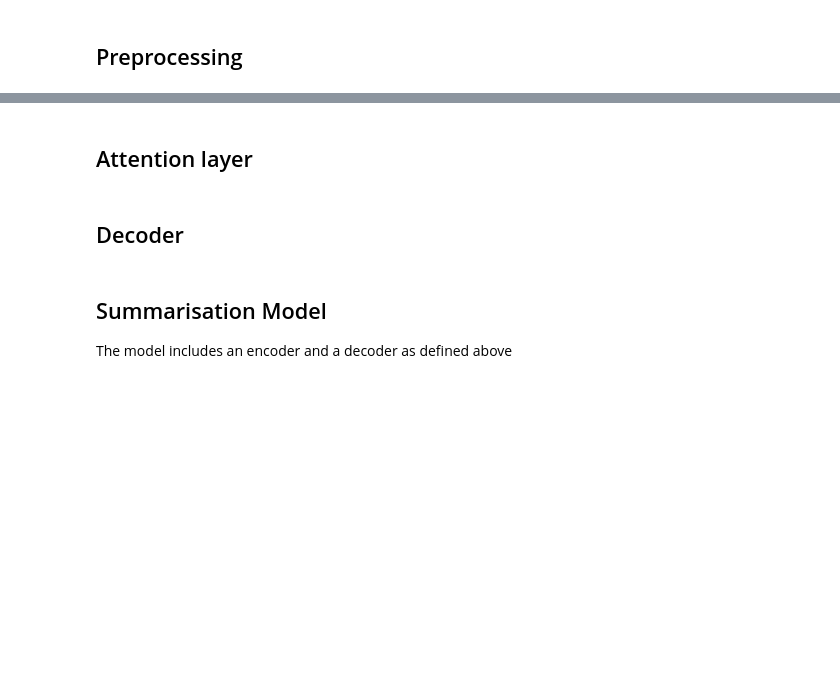
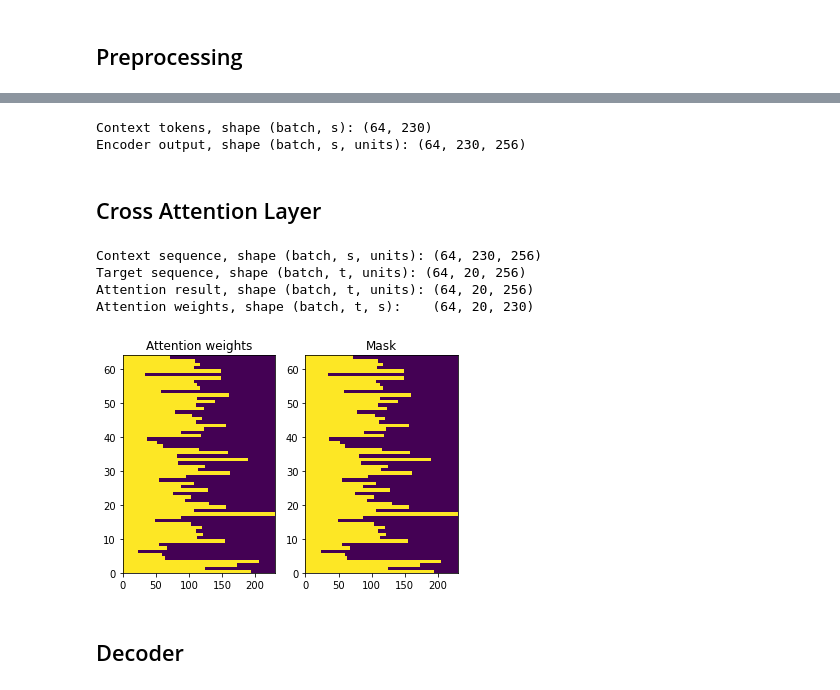
Before and after one commit to mtjon/infompr-group-project, a Jupyter notebook: rnn.ipynb, the cells around one changed output, grey strips where cells are left out. Saved outputs shown, nothing was run; the diff lists cells and outputs as text; code cells hidden in the pictures; blank space fills up the shorter version.

```diff
--- a/rnn.ipynb
+++ b/rnn.ipynb
@@ -125,3 +129,21 @@ def get_abs_and_titles_from_raw(path_to_file):
+# %%
+def get_abs_and_titles_from_raw(path_to_file):
+    abstracts, titles = [], []
+    abscount, titcount = 0, 0
+    with open(path_to_file) as data:
+        lines = data.readlines()
+        print(len(lines))
+        for abs in lines[1::2]:
+            abstracts.append(abs.strip())
+            abscount += 1
+        for title in lines[0::2]:
+            # // TODO: check if we need to add start and end tokens
+            titles.append(title.strip())
+            titcount+=1
+            # titles.append('[START] ' + title.strip() + ' [END]')
+    print(abscount, titcount)
+    print(titles[-1],'\n',titles[-2])
+    return abstracts, titles
 # %%
 # Necessary when upload fails (Firefox+Colab issue)
 
@@ -133,8 +180,4 @@ Saving acl_titles_and_abstracts_mod.txt to acl_titles_and_abstracts_mod.txt
 # %%
-write_data("acl_titles_and_abstracts_mod.txt", "", 2) # writes train, val, test.txt
-
-train_text, train_labels = get_abs_and_titles_from_raw('train.txt')
-val_text, val_labels = get_abs_and_titles_from_raw('val.txt')
-
-train_dataset = tf.data.Dataset.from_tensor_slices((train_text, train_labels)).batch(16)
-val_dataset = tf.data.Dataset.from_tensor_slices((val_text, val_labels)).batch(16)
+BATCH_SIZE = 64
+train_dataset = tf.data.Dataset.from_tensor_slices((train_text, train_labels)).batch(BATCH_SIZE)
+val_dataset = tf.data.Dataset.from_tensor_slices((val_text, val_labels)).batch(BATCH_SIZE)
@@ -356,5 +327,14 @@ RuntimeError: ignored
+# %%
+encoder = Encoder(abs_text_processor, UNITS, GRU=False)
+ex_context = encoder(ex_context_tok)
+
+print(f'Context tokens, shape (batch, s): {ex_context_tok.shape}')
+print(f'Encoder output, shape (batch, s, units): {ex_context.shape}')
+# %% [output]
+Context tokens, shape (batch, s): (64, 230)
+Encoder output, shape (batch, s, units): (64, 230, 256)
 # %% [markdown]
-## Attention layer
+## Cross Attention Layer
 # %%
 class CrossAttention(tf.keras.layers.Layer):
   def __init__(self, units, **kwargs):
@@ -403,2 +369,34 @@ print(f'Attention weights, shape (batch, t, s):    {attention_layer.last_attenti
+# %%
+attention_layer = CrossAttention(UNITS)
+
+# Attend to the encoded tokens
+embed = tf.keras.layers.Embedding(tit_text_processor.vocabulary_size(),
+                                  output_dim=UNITS, mask_zero=True)
+ex_tar_embed = embed(ex_tar_in)
+
+result = attention_layer(ex_tar_embed, ex_context)
+
+print(f'Context sequence, shape (batch, s, units): {ex_context.shape}')
+print(f'Target sequence, shape (batch, t, units): {ex_tar_embed.shape}')
+print(f'Attention result, shape (batch, t, units): {result.shape}')
+print(f'Attention weights, shape (batch, t, s):    {attention_layer.last_attention_weights.shape}')
+# %% [output]
+Context sequence, shape (batch, s, units): (64, 230, 256)
+Target sequence, shape (batch, t, units): (64, 20, 256)
+Attention result, shape (batch, t, units): (64, 20, 256)
+Attention weights, shape (batch, t, s):    (64, 20, 230)
+# %%
+attention_weights = attention_layer.last_attention_weights
+mask=(ex_context_tok != 0).numpy()
+
+plt.subplot(1, 2, 1)
+plt.pcolormesh(mask*attention_weights[:, 0, :])
+plt.title('Attention weights')
+
+plt.subplot(1, 2, 2)
+plt.pcolormesh(mask)
+plt.title('Mask');
+# %% [output]
+[figure, added]
 # %% [markdown]
 ## Decoder
@@ -539,4 +402,0 @@ result[:3].numpy()
-# %% [markdown]
-## Summarisation Model
-
-The model includes an encoder and a decoder as defined above
```
Also changed, not shown: parts of 57 cells of this notebook.
